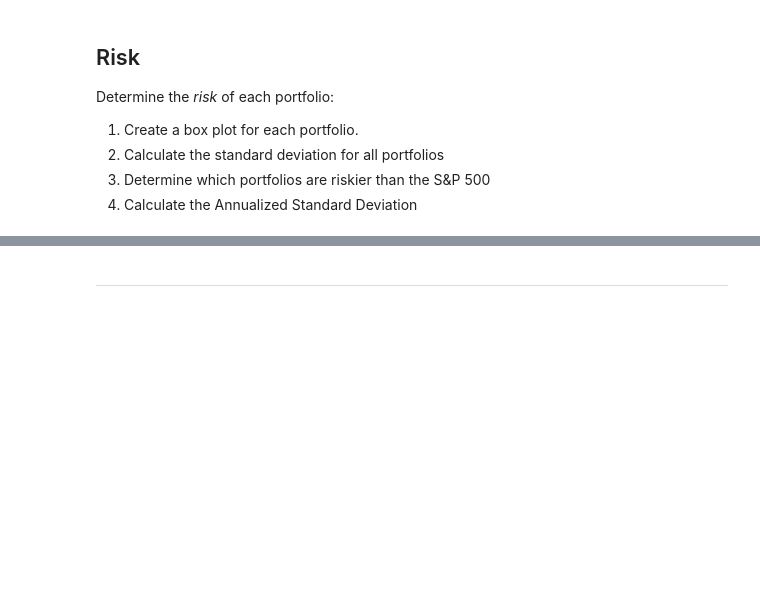
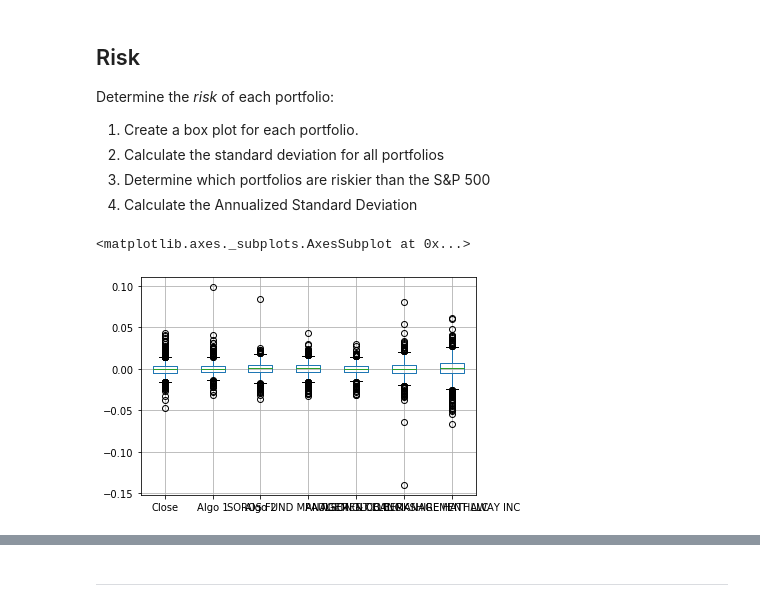
Before and after one commit to alanm1995/alanhw2, a Jupyter notebook: Starter_Code/whale_analysis.ipynb, the cells around one changed output, grey strips where cells are left out. Cells and saved outputs as stored; diff of their text form; code cells hidden in the pictures; blank space fills up the shorter version.

```diff
--- a/Starter_Code/whale_analysis.ipynb
+++ b/Starter_Code/whale_analysis.ipynb
@@ -214,5 +236,9 @@ Determine the _risk_ of each portfolio:
 # %%
 # Box plot to visually show risk
 # YOUR CODE HERE
+concat_frames.boxplot()
+# %% [output]
+<matplotlib.axes._subplots.AxesSubplot at 0x...>
+[figure, added]
 # %%
 # Daily Standard Deviations
```
Also changed, not shown: parts of 37 cells of this notebook, 2 other files.
